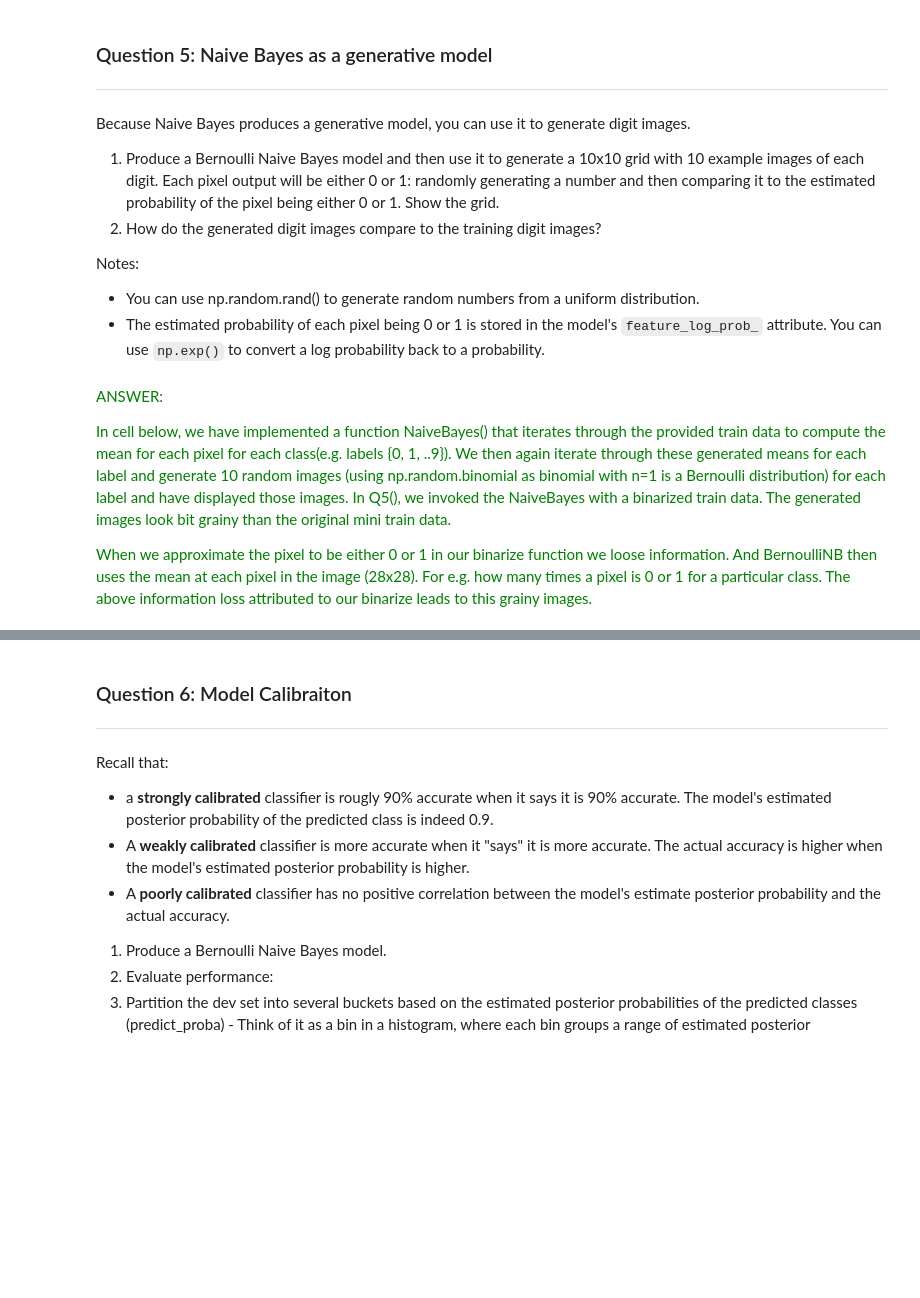
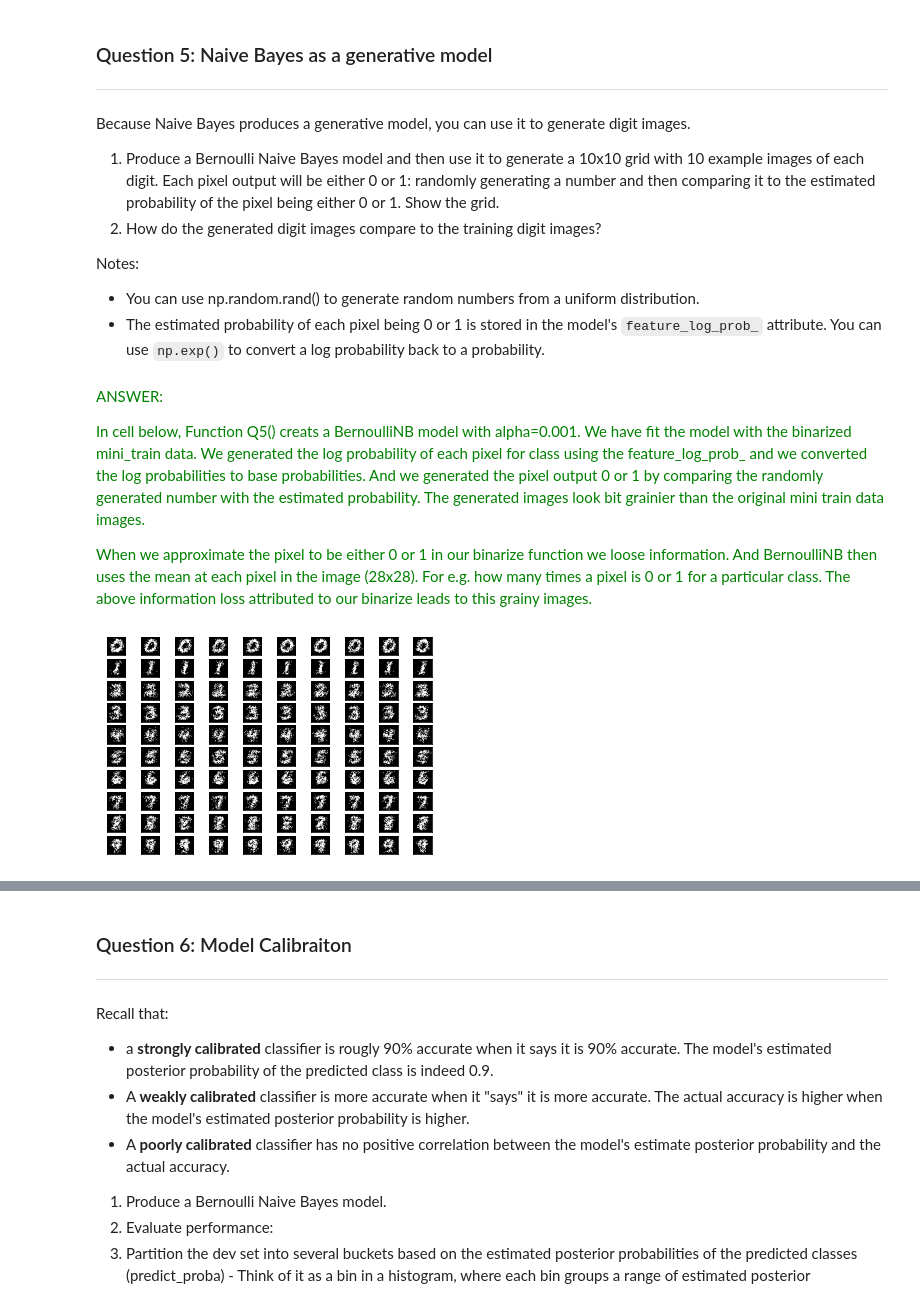
Before and after one commit to jagannathanl/jagan-lak-w207, a Jupyter notebook: jagannathan_lakshmipathy_project2.ipynb, the cells around one changed output, grey strips where cells are left out. Drawn from its saved outputs; the diff is of its cells as text; code cells hidden in the pictures; blank space fills up the shorter version.

```diff
--- a/jagannathan_lakshmipathy_project2.ipynb
+++ b/jagannathan_lakshmipathy_project2.ipynb
@@ -399,6 +421,26 @@ Notes:
 # %% [markdown]
 <span style="font-family:Verdana; color: green;">ANSWER:</span>
 
-<span style="font-family:Verdana; color: green;">In cell below, we have implemented a function NaiveBayes() that iterates through the provided train data to compute the mean for each pixel for each class(e.g. labels {0, 1, ..9}). We then again iterate through these generated means for each label and generate 10 random images (using np.random.binomial as binomial with n=1 is a Bernoulli distribution) for each label and have displayed those images. In Q5(), we invoked the NaiveBayes with a binarized train data. The generated images look bit grainy than the original mini train data. <span>
+<span style="font-family:Verdana; color: green;">In cell below, Function Q5() creats a BernoulliNB model with alpha=0.001. We have fit the model with the binarized mini_train data. We generated the log probability of each pixel for class using the feature_log_prob_ and we converted the log probabilities to base probabilities. And we generated the pixel output 0 or 1 by comparing the randomly generated number with the estimated probability. The generated images look bit grainier than the original mini train data images.<span>
 
 <span style="font-family:Verdana; color: green;">When we approximate the pixel to be either 0 or 1 in our binarize function we loose information. And BernoulliNB then uses the mean at each pixel in the image (28x28). For e.g. how many times a pixel is 0 or 1 for a particular class. The above information loss attributed to our binarize leads to this grainy images.<span>
+# %%
+def Q5():
+    # We create model and get feature probs
+    binarized_train_data = binarize_examples(mini_train_data)
+    bnb = BernoulliNB(alpha=0.001)
+    bnb.fit(binarized_train_data, mini_train_labels)
+    prob = np.exp(bnb.feature_log_prob_)
+
+    # rendering 10 random images generated
+    fig, ax = plt.subplots(10, 10)
+    for i in range(10):
+        for j in range(10):
+            #we draw a random number from a uniform distribution and compare it against the feature prob
+            ax[i, j].imshow((np.random.uniform(0, 1, 28*28) < prob[i]).astype(int).reshape(28, 28), cmap='gray')
+
+    plt.setp(plt.gcf().get_axes(), xticks=[], yticks=[]);
+
+Q5()
+# %% [output]
+[figure, added]
```
Also changed, not shown: parts of 20 cells of this notebook.
